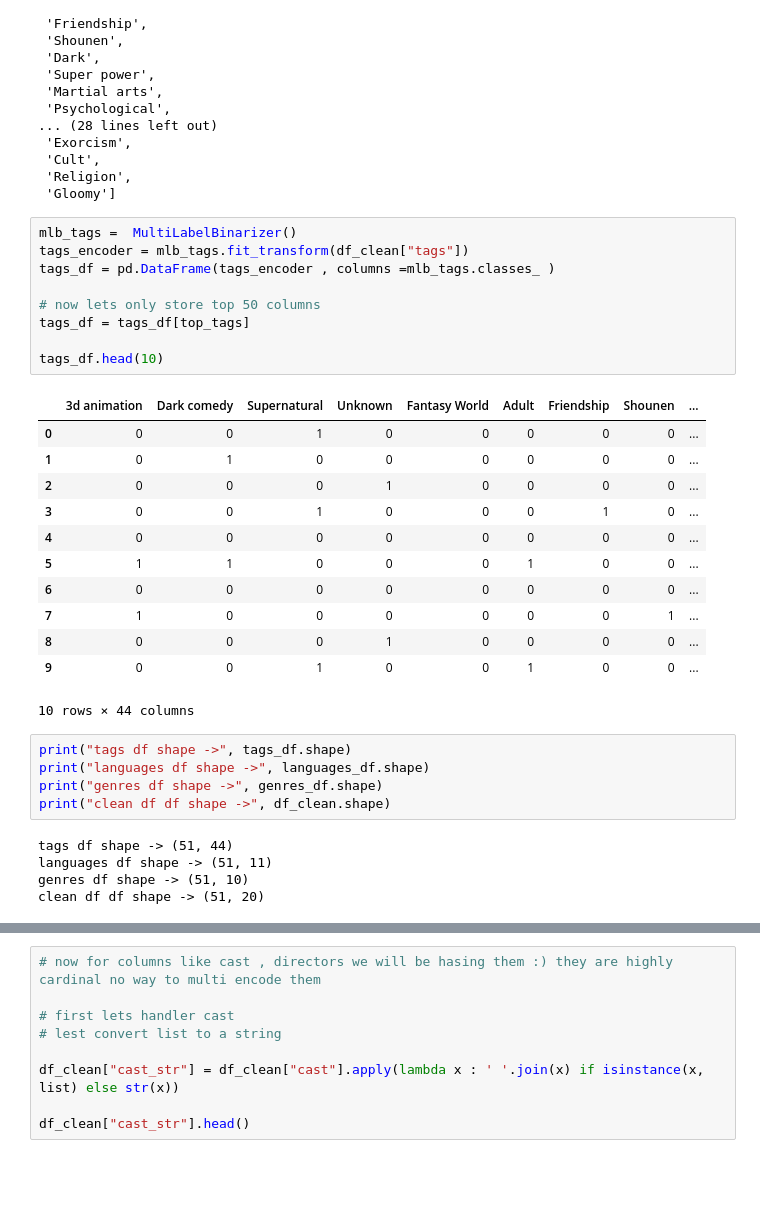
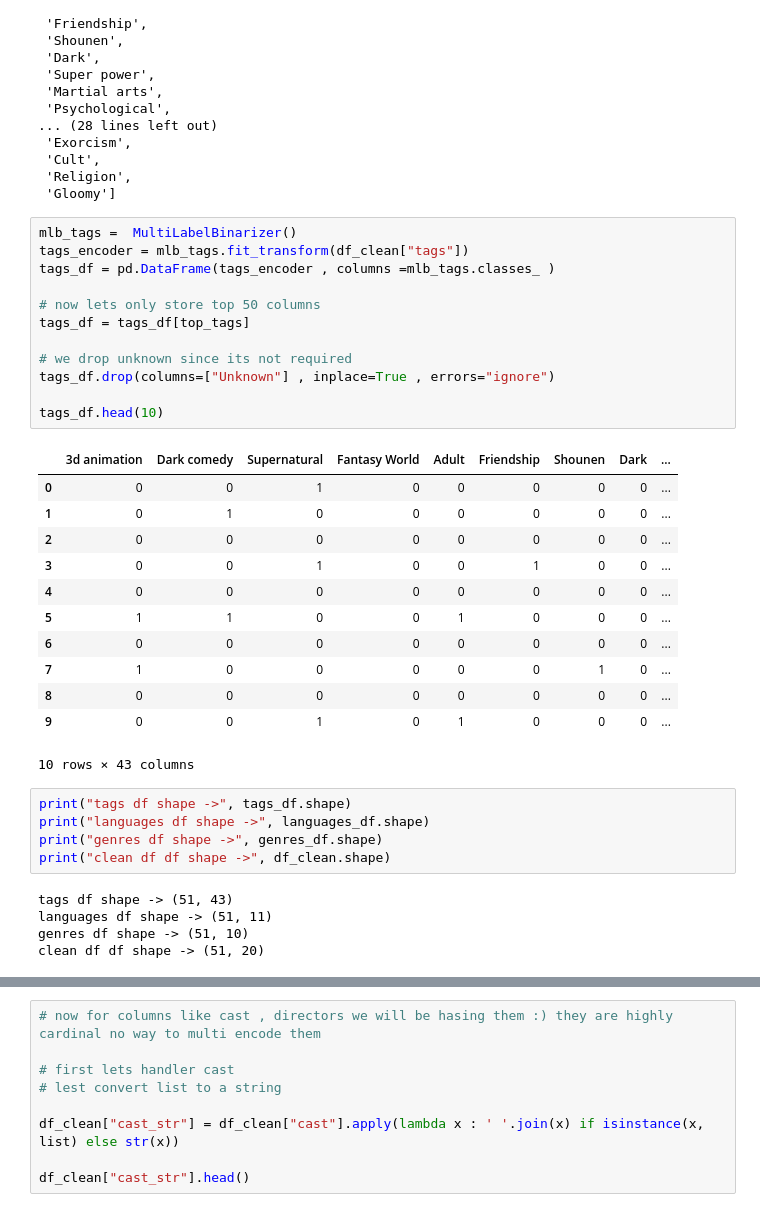
Before and after one commit to Shruthikshetty/media-logger-recommender, a Jupyter notebook: training_notebooks/tv_show_recommedation_model.ipynb, the cells around one changed output, grey strips where cells are left out. Saved outputs shown, nothing was run; the diff lists cells and outputs as text; blank space fills up the shorter version.

```diff
--- a/training_notebooks/tv_show_recommedation_model.ipynb
+++ b/training_notebooks/tv_show_recommedation_model.ipynb
@@ -1162,32 +1163,35 @@ top_tags
 # %%
 mlb_tags =  MultiLabelBinarizer()
 tags_encoder = mlb_tags.fit_transform(df_clean["tags"])
 tags_df = pd.DataFrame(tags_encoder , columns =mlb_tags.classes_ )
 
 # now lets only store top 50 columns
 tags_df = tags_df[top_tags]
 
+# we drop unknown since its not required
+tags_df.drop(columns=["Unknown"] , inplace=True , errors="ignore")
+
 tags_df.head(10)
 # %% [output]
-|  | 3d animation | Dark comedy | Supernatural | Unknown | Fantasy World | Adult | Friendship | Shounen | ... |
+|  | 3d animation | Dark comedy | Supernatural | Fantasy World | Adult | Friendship | Shounen | Dark | ... |
 | 0 | 0 | 0 | 1 | 0 | 0 | 0 | 0 | 0 | ... |
 | 1 | 0 | 1 | 0 | 0 | 0 | 0 | 0 | 0 | ... |
-| 2 | 0 | 0 | 0 | 1 | 0 | 0 | 0 | 0 | ... |
-| 3 | 0 | 0 | 1 | 0 | 0 | 0 | 1 | 0 | ... |
+| 2 | 0 | 0 | 0 | 0 | 0 | 0 | 0 | 0 | ... |
+| 3 | 0 | 0 | 1 | 0 | 0 | 1 | 0 | 0 | ... |
 | 4 | 0 | 0 | 0 | 0 | 0 | 0 | 0 | 0 | ... |
-| 5 | 1 | 1 | 0 | 0 | 0 | 1 | 0 | 0 | ... |
+| 5 | 1 | 1 | 0 | 0 | 1 | 0 | 0 | 0 | ... |
 | 6 | 0 | 0 | 0 | 0 | 0 | 0 | 0 | 0 | ... |
-| 7 | 1 | 0 | 0 | 0 | 0 | 0 | 0 | 1 | ... |
-| 8 | 0 | 0 | 0 | 1 | 0 | 0 | 0 | 0 | ... |
-| 9 | 0 | 0 | 1 | 0 | 0 | 1 | 0 | 0 | ... |
+| 7 | 1 | 0 | 0 | 0 | 0 | 0 | 1 | 0 | ... |
+| 8 | 0 | 0 | 0 | 0 | 0 | 0 | 0 | 0 | ... |
+| 9 | 0 | 0 | 1 | 0 | 1 | 0 | 0 | 0 | ... |
-10 rows × 44 columns
+10 rows × 43 columns
 # %%
 print("tags df shape ->", tags_df.shape)
 print("languages df shape ->", languages_df.shape)
 print("genres df shape ->", genres_df.shape)
 print("clean df df shape ->", df_clean.shape)
 # %% [output]
-tags df shape -> (51, 44)
+tags df shape -> (51, 43)
 languages df shape -> (51, 11)
 genres df shape -> (51, 10)
 clean df df shape -> (51, 20)
```
Also changed, not shown: parts of 30 cells of this notebook, 1 other file.
